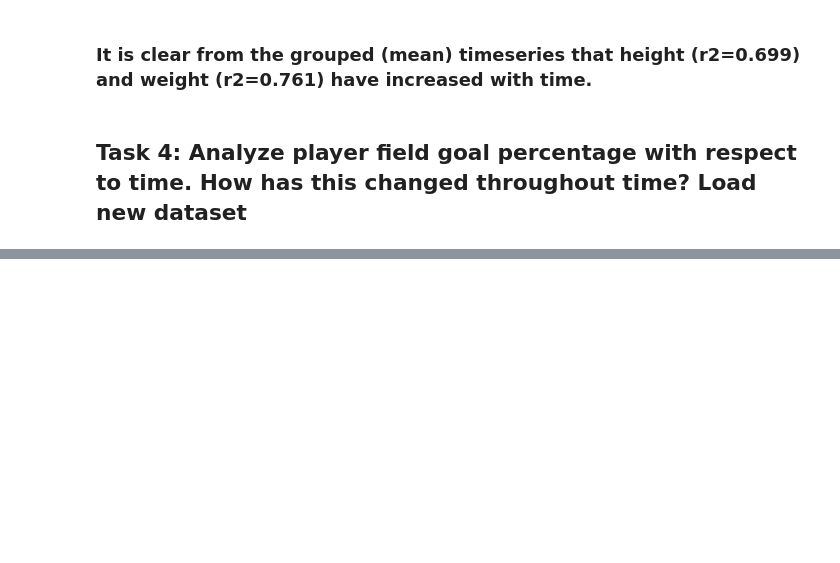
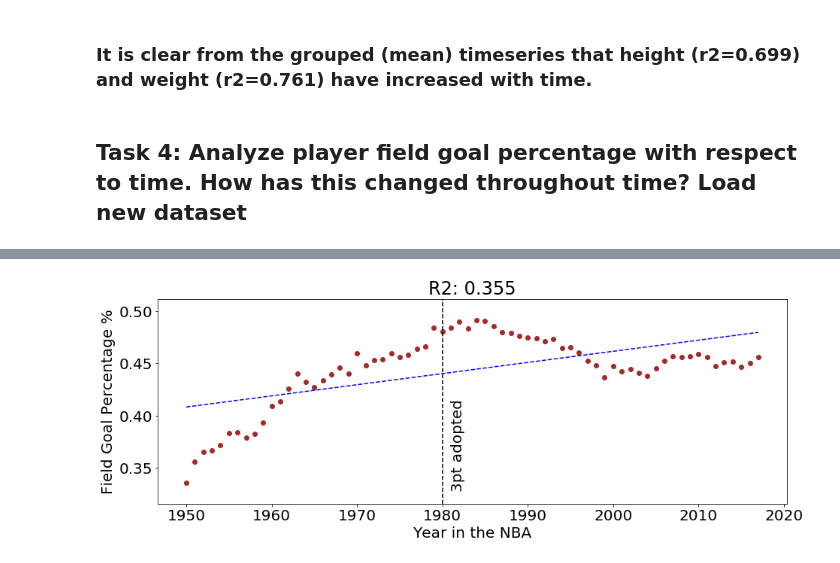
Before and after one commit to brentwilder/NBAplayers, a Jupyter notebook: NBA.ipynb, the cells around one changed output, grey strips where cells are left out. Cells and saved outputs as stored; diff of their text form; code cells hidden in the pictures; blank space fills up the shorter version.

```diff
--- a/NBA.ipynb
+++ b/NBA.ipynb
@@ -230,3 +230,7 @@ Text(0.5, 1.0, 'R2: 0.761')
 ### It is clear from the grouped (mean) timeseries that height (r2=0.699) and weight (r2=0.761) have increased with time.
 # %% [markdown]
 ## Task 4: Analyze player field goal percentage with respect to time. How has this changed throughout time? Load new dataset
+# %%
+url2 = 'https://github.com/bwilder95/NBAplayers/blob/main/Seasons_Stats.csv?raw=true'
+stats = pd.read_csv(url2,sep=',')
+stats.head()
@@ -232,0 +245,6 @@ Text(0.5, 1.0, 'R2: 0.761')
+# %%
+# Create pivot table to sum field goals made and field goals attempted for each year
+stats_sum = pd.pivot_table(stats,index=['Year'],values=['FG','FGA'],
+                aggfunc=[np.sum]).reset_index()
+stats_sum.columns = ['Year', 'FG','FGA']
+stats_sum.head()
@@ -232,0 +258,4 @@ Text(0.5, 1.0, 'R2: 0.761')
+# %%
+# Create new column of the field goal percentage, a common metric in basketball for shot accuracy
+stats_sum['Percentage'] = stats_sum['FG'] / stats_sum['FGA']
+stats_sum.head()
@@ -232,0 +269,18 @@ Text(0.5, 1.0, 'R2: 0.761')
+# %%
+from sklearn.metrics import r2_score
+plt.rcParams.update({'font.size': 20})
+fig,ax = plt.subplots()
+fig.set_size_inches(15, 5)
+x = stats_sum['Year']
+y = stats_sum['Percentage']
+ax.scatter(x=x,y=y,color='brown')
+ax.set_ylabel('Field Goal Percentage %')
+ax.set_xlabel('Year in the NBA')
+z = np.polyfit(x,y,1)
+p = np.poly1d(z)
+plt.plot(x,p(x),"b--")
+ax.set_title('R2: ' + str(np.round(r2_score(y, p(x)),3)))
+plt.axvline(x=1980,color='k',linestyle='--')
+plt.text(1981,0.33, "3pt adopted",rotation=90);
+# %% [output]
+[figure, added]
```
Also changed, not shown: parts of 9 cells of this notebook.
